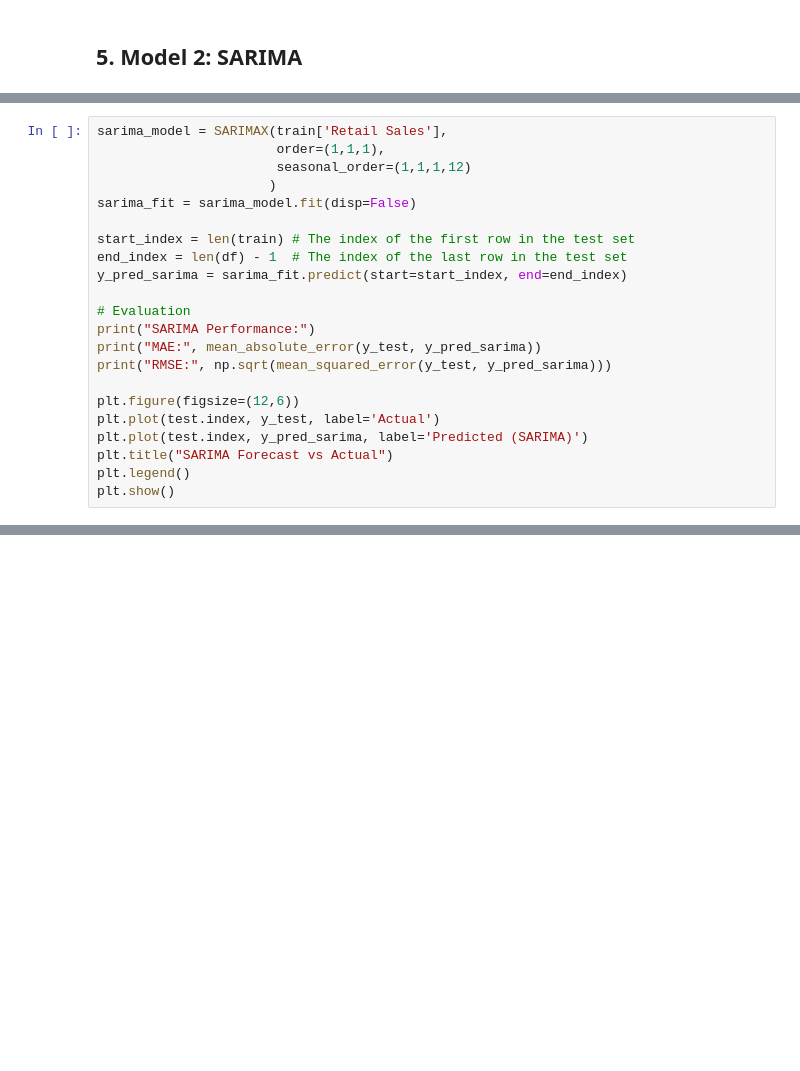
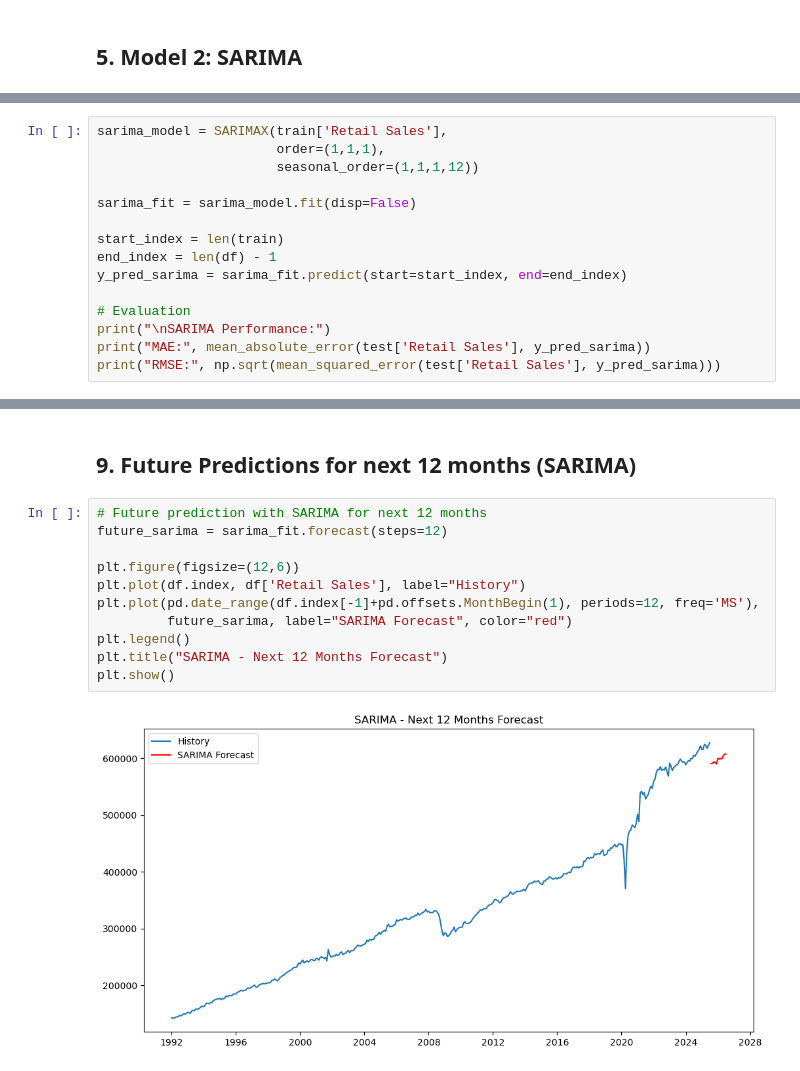
Before and after one commit to swatighegde/datascience-kit, a Jupyter notebook: RetailVision/notebook/us_retail_sales_forecasting_analysis.ipynb, the cells around one changed output, grey strips where cells are left out. Drawn from its saved outputs; the diff is of its cells as text; blank space fills up the shorter version.

```diff
--- a/RetailVision/notebook/us_retail_sales_forecasting_analysis.ipynb
+++ b/RetailVision/notebook/us_retail_sales_forecasting_analysis.ipynb
@@ -135,24 +151,17 @@ RMSE: 4101.816252038519
 # %%
 sarima_model = SARIMAX(train['Retail Sales'],
                        order=(1,1,1),
-                       seasonal_order=(1,1,1,12)
-                      )
+                       seasonal_order=(1,1,1,12))
+
 sarima_fit = sarima_model.fit(disp=False)
 
-start_index = len(train) # The index of the first row in the test set
-end_index = len(df) - 1  # The index of the last row in the test set
+start_index = len(train)
+end_index = len(df) - 1
 y_pred_sarima = sarima_fit.predict(start=start_index, end=end_index)
 
 # Evaluation
-print("SARIMA Performance:")
-print("MAE:", mean_absolute_error(y_test, y_pred_sarima))
-print("RMSE:", np.sqrt(mean_squared_error(y_test, y_pred_sarima)))
-
-plt.figure(figsize=(12,6))
-plt.plot(test.index, y_test, label='Actual')
-plt.plot(test.index, y_pred_sarima, label='Predicted (SARIMA)')
-plt.title("SARIMA Forecast vs Actual")
-plt.legend()
-plt.show()
+print("\nSARIMA Performance:")
+print("MAE:", mean_absolute_error(test['Retail Sales'], y_pred_sarima))
+print("RMSE:", np.sqrt(mean_squared_error(test['Retail Sales'], y_pred_sarima)))
 # %% [output]
 SARIMA Performance:
@@ -200,0 +241,15 @@ RMSE: 12046.8200377768
+# %% [markdown]
+## 9. Future Predictions for next 12 months (SARIMA)
+# %%
+# Future prediction with SARIMA for next 12 months
+future_sarima = sarima_fit.forecast(steps=12)
+
+plt.figure(figsize=(12,6))
+plt.plot(df.index, df['Retail Sales'], label="History")
+plt.plot(pd.date_range(df.index[-1]+pd.offsets.MonthBegin(1), periods=12, freq='MS'),
+         future_sarima, label="SARIMA Forecast", color="red")
+plt.legend()
+plt.title("SARIMA - Next 12 Months Forecast")
+plt.show()
+# %% [output]
+[figure, added]
```
Also changed, not shown: parts of 16 cells of this notebook.
